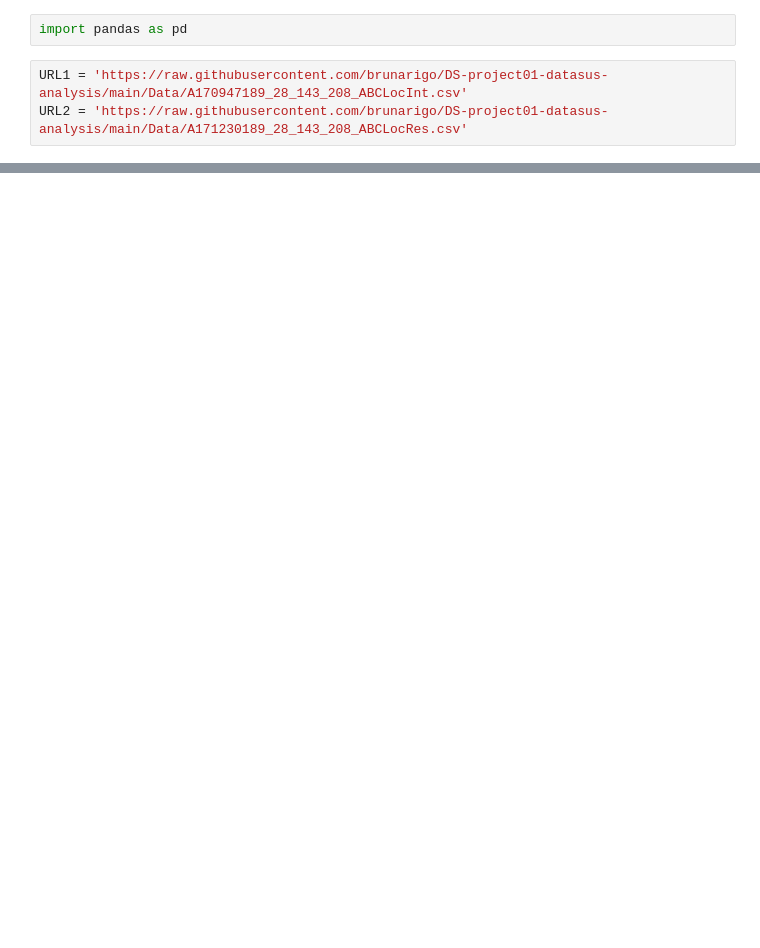
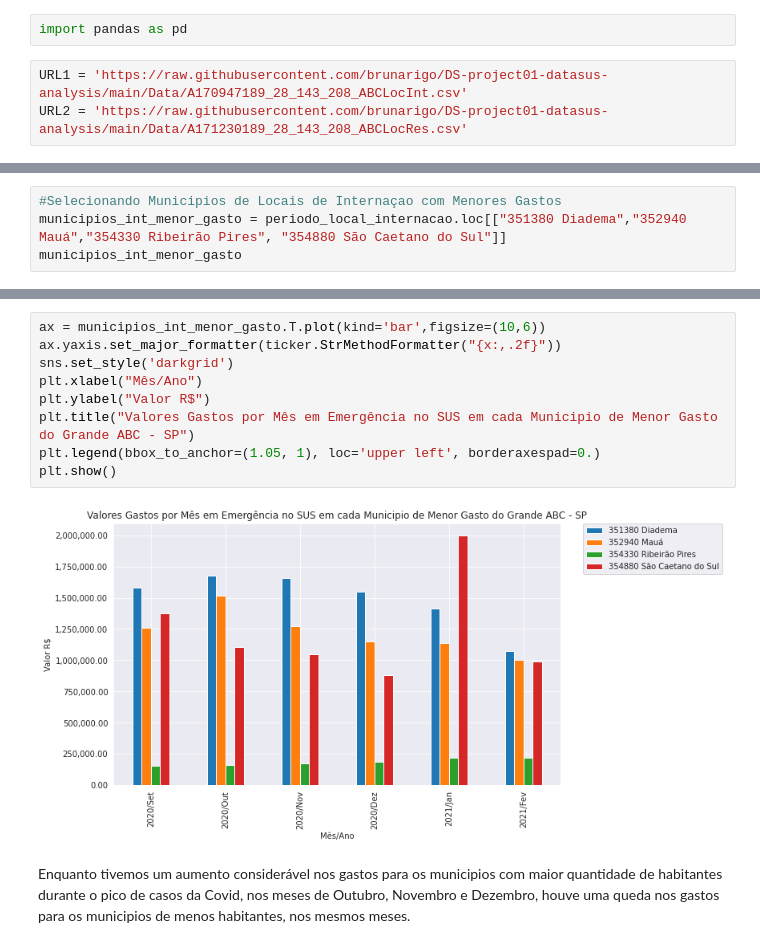
Before and after one commit to brunarigo/DS-project01-datasus-analysis, a Jupyter notebook: Notebooks/Project01_Datasus_Analysis.ipynb, the cells around one changed output, grey strips where cells are left out. Drawn from its saved outputs; the diff is of its cells as text; blank space fills up the shorter version.

```diff
--- a/Notebooks/Project01_Datasus_Analysis.ipynb
+++ b/Notebooks/Project01_Datasus_Analysis.ipynb
@@ -32,0 +108,4 @@ dados_local_residencia
+# %%
+#Selecionando Municipios de Locais de Internaçao com Menores Gastos
+municipios_int_menor_gasto = periodo_local_internacao.loc[["351380 Diadema","352940 Mauá","354330 Ribeirão Pires", "354880 São Caetano do Sul"]]
+municipios_int_menor_gasto
@@ -32,0 +119,13 @@ dados_local_residencia
+# %%
+ax = municipios_int_menor_gasto.T.plot(kind='bar',figsize=(10,6))
+ax.yaxis.set_major_formatter(ticker.StrMethodFormatter("{x:,.2f}"))
+sns.set_style('darkgrid')
+plt.xlabel("Mês/Ano")
+plt.ylabel("Valor R$")
+plt.title("Valores Gastos por Mês em Emergência no SUS em cada Municipio de Menor Gasto do Grande ABC - SP")
+plt.legend(bbox_to_anchor=(1.05, 1), loc='upper left', borderaxespad=0.)
+plt.show()
+# %% [output]
+[figure, added]
+# %% [markdown]
+Enquanto tivemos um aumento considerável nos gastos para os municipios com maior quantidade de habitantes durante o pico de casos da Covid, nos meses de Outubro, Novembro e Dezembro, houve uma queda nos gastos para os municipios de menos habitantes, nos mesmos meses.
```
Also changed, not shown: parts of 25 cells of this notebook.
